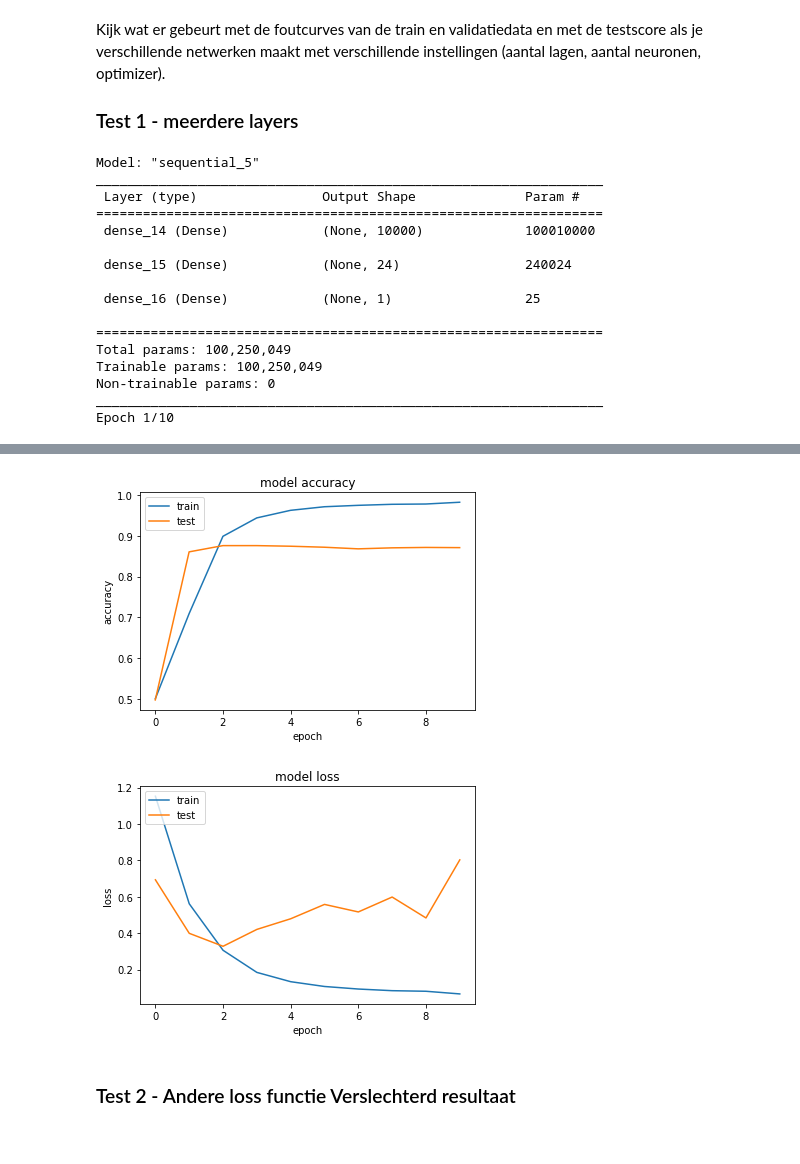
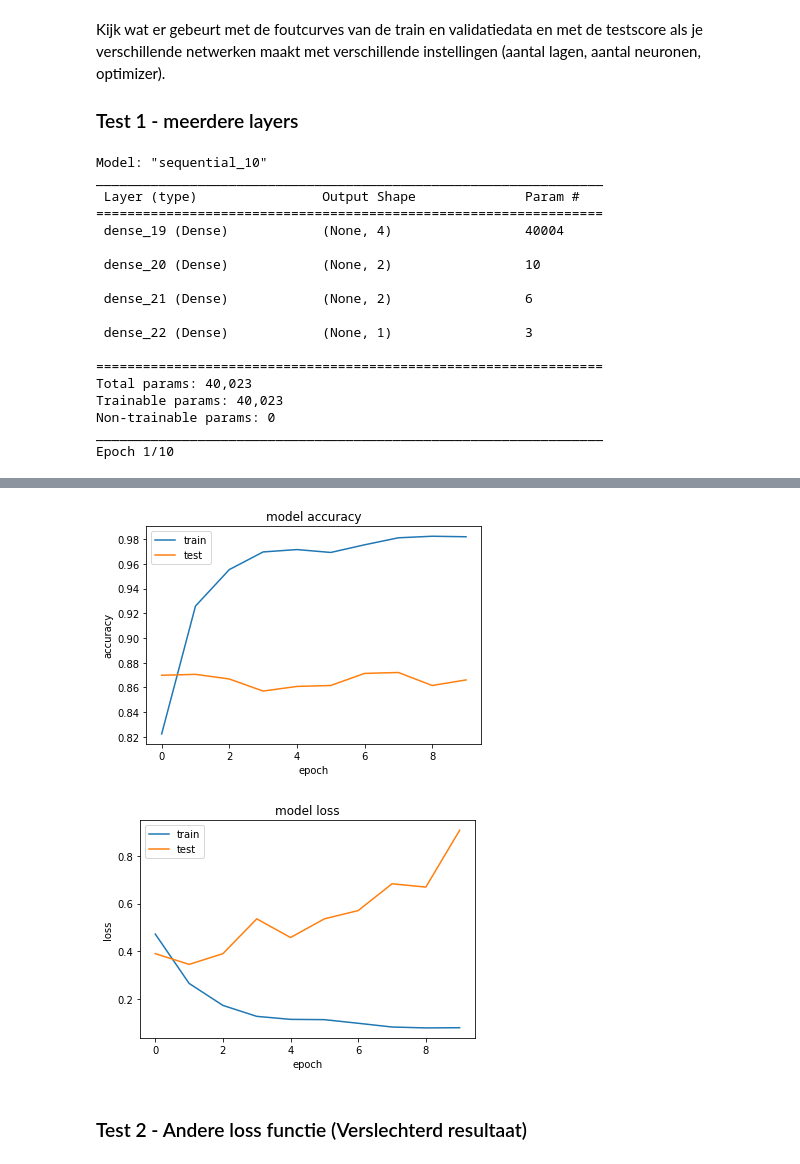
Before and after one commit to Mysurii/Minoi-AAI, a Jupyter notebook: Bootcamp/d7/IMDB_opdracht.ipynb, the cells around one changed output, grey strips where cells are left out. Drawn from its saved outputs; the diff is of its cells as text; code cells hidden in the pictures.

```diff
--- a/Bootcamp/d7/IMDB_opdracht.ipynb
+++ b/Bootcamp/d7/IMDB_opdracht.ipynb
@@ -197,8 +197,9 @@ Kijk wat er gebeurt met de foutcurves van de train en validatiedata en met de te
 # %%
 model = Sequential()
 
-model.add(Dense(10000, input_shape = [10000], activation = 'relu'))
-model.add(Dense(24, activation = 'relu'))
+model.add(Dense(4, input_shape = (10000,), activation = 'relu'))
+model.add(Dense(2, activation = 'relu'))
+model.add(Dense(2, activation = 'relu'))
 model.add(Dense(1, activation = 'sigmoid'))
 
 model.compile(Adam(lr=0.01),'binary_crossentropy',metrics=['accuracy'])
@@ -223,19 +224,21 @@ plt.xlabel('epoch')
 plt.legend(['train', 'test'], loc='upper left')
 plt.show()
 # %% [output]
-Model: "sequential_5"
+Model: "sequential_10"
 _________________________________________________________________
  Layer (type)                Output Shape              Param #
 =================================================================
- dense_14 (Dense)            (None, 10000)             100010000
+ dense_19 (Dense)            (None, 4)                 40004
 
- dense_15 (Dense)            (None, 24)                240024
+ dense_20 (Dense)            (None, 2)                 10
 
- dense_16 (Dense)            (None, 1)                 25
+ dense_21 (Dense)            (None, 2)                 6
+
+ dense_22 (Dense)            (None, 1)                 3
 
 =================================================================
-Total params: 100,250,049
-Trainable params: 100,250,049
+Total params: 40,023
+Trainable params: 40,023
 Non-trainable params: 0
 _________________________________________________________________
 Epoch 1/10
@@ -263,7 +266,7 @@ Epoch 10/10
-[figure, old version]
+[figure, new version]
-[figure, old version]
+[figure, new version]
 # %% [markdown]
-### Test 2 - Andere loss functie Verslechterd resultaat
+### Test 2 - Andere loss functie (Verslechterd resultaat)
 # %%
 model = Sequential()
 
```
Also changed, not shown: parts of 13 cells of this notebook.
